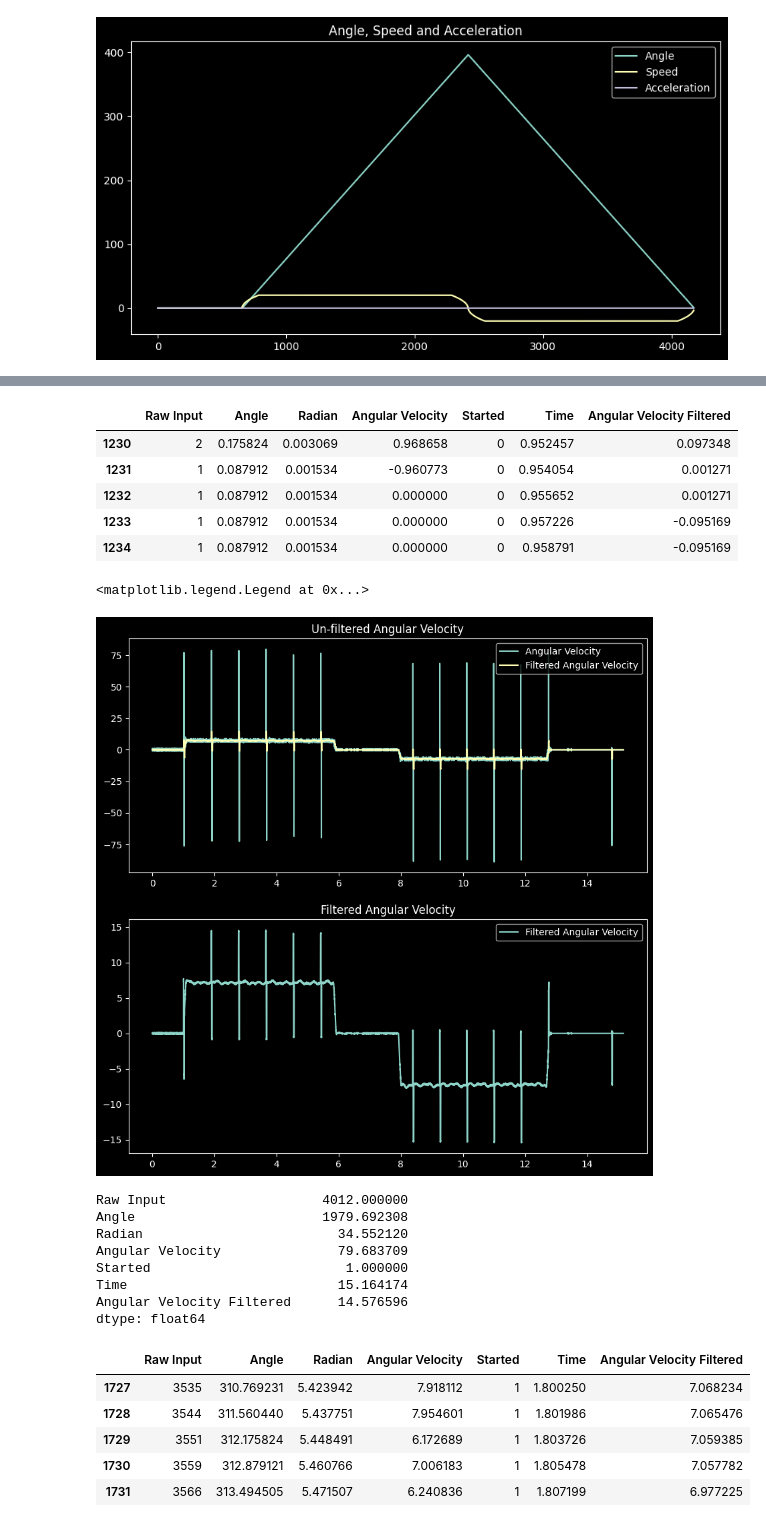
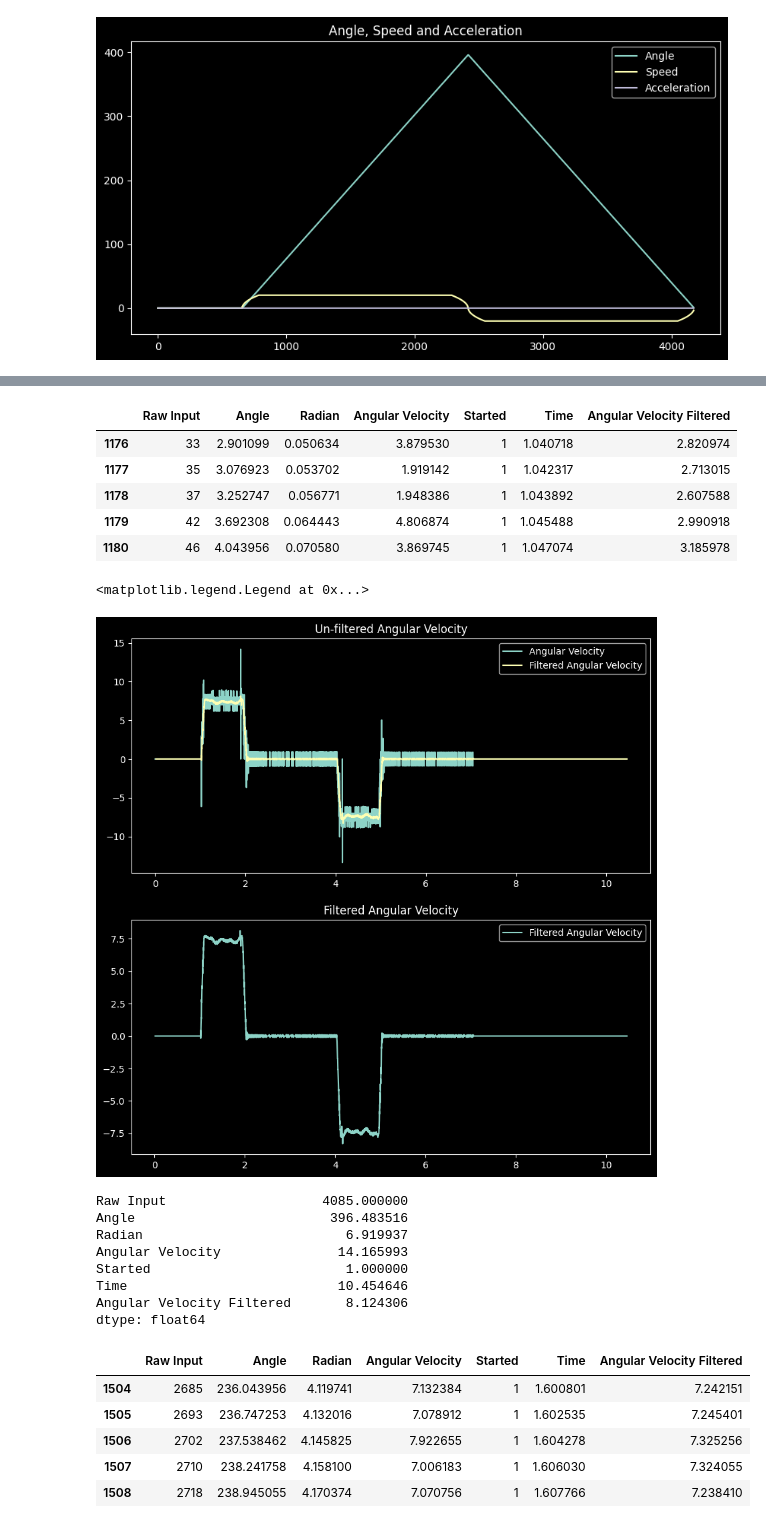
Before and after one commit to omzlette/Auto-Checkers, a Jupyter notebook: plotgraph.ipynb, the cells around one changed output, grey strips where cells are left out. Drawn from its saved outputs; the diff is of its cells as text; code cells hidden in the pictures.

```diff
--- a/plotgraph.ipynb
+++ b/plotgraph.ipynb
@@ -129,7 +129,7 @@ from matplotlib import pyplot as plt
 import pandas as pd
 
 # Load .log file
-with open('./arduino/experiment.log', 'r') as f:
+with open('./arduino/experiment-noload.log', 'r') as f:
     lines = f.readlines()
 
     # Remove first and last lines
@@ -265,11 +265,11 @@ dfCopy['Angular Velocity Filtered'] = dfCopy['Angular Velocity'].rolling(window=
 dfCopy[600:605]
 # %% [output]
 |  | Raw Input | Angle | Radian | Angular Velocity | Started | Time | Angular Velocity Filtered |
-| 1230 | 2 | 0.175824 | 0.003069 | 0.968658 | 0 | 0.952457 | 0.097348 |
-| 1231 | 1 | 0.087912 | 0.001534 | -0.960773 | 0 | 0.954054 | 0.001271 |
-| 1232 | 1 | 0.087912 | 0.001534 | 0.000000 | 0 | 0.955652 | 0.001271 |
-| 1233 | 1 | 0.087912 | 0.001534 | 0.000000 | 0 | 0.957226 | -0.095169 |
-| 1234 | 1 | 0.087912 | 0.001534 | 0.000000 | 0 | 0.958791 | -0.095169 |
+| 1176 | 33 | 2.901099 | 0.050634 | 3.879530 | 1 | 1.040718 | 2.820974 |
+| 1177 | 35 | 3.076923 | 0.053702 | 1.919142 | 1 | 1.042317 | 2.713015 |
+| 1178 | 37 | 3.252747 | 0.056771 | 1.948386 | 1 | 1.043892 | 2.607588 |
+| 1179 | 42 | 3.692308 | 0.064443 | 4.806874 | 1 | 1.045488 | 2.990918 |
+| 1180 | 46 | 4.043956 | 0.070580 | 3.869745 | 1 | 1.047074 | 3.185978 |
 # %%
 fig, ax = plt.subplots(2, 1, figsize=(10, 10))
 ax[0].plot(dfCopy['Time'], dfCopy['Angular Velocity'])
@@ -283,28 +283,28 @@ ax[0].legend(['Angular Velocity', 'Filtered Angular Velocity'])
 ax[1].legend(['Filtered Angular Velocity'])
 # %% [output]
 <matplotlib.legend.Legend at 0x...>
-[figure, old version]
+[figure, new version]
 # %%
 dfCopy.max()
 # %% [output]
-Raw Input                    4012.000000
-Angle                        1979.692308
-Radian                         34.552120
-Angular Velocity               79.683709
+Raw Input                    4085.000000
+Angle                         396.483516
+Radian                          6.919937
+Angular Velocity               14.165993
 Started                         1.000000
-Time                           15.164174
-Angular Velocity Filtered      14.576596
+Time                           10.454646
+Angular Velocity Filtered       8.124306
 dtype: float64
 # %%
-df2sec = dfCopy[dfCopy['Time'].between(1.8, 5.5)]
+df2sec = dfCopy[dfCopy['Time'].between(1.6, 1.8)]
 df2sec.head()
 # %% [output]
 |  | Raw Input | Angle | Radian | Angular Velocity | Started | Time | Angular Velocity Filtered |
-| 1727 | 3535 | 310.769231 | 5.423942 | 7.918112 | 1 | 1.800250 | 7.068234 |
-| 1728 | 3544 | 311.560440 | 5.437751 | 7.954601 | 1 | 1.801986 | 7.065476 |
-| 1729 | 3551 | 312.175824 | 5.448491 | 6.172689 | 1 | 1.803726 | 7.059385 |
-| 1730 | 3559 | 312.879121 | 5.460766 | 7.006183 | 1 | 1.805478 | 7.057782 |
-| 1731 | 3566 | 313.494505 | 5.471507 | 6.240836 | 1 | 1.807199 | 6.977225 |
+| 1504 | 2685 | 236.043956 | 4.119741 | 7.132384 | 1 | 1.600801 | 7.242151 |
+| 1505 | 2693 | 236.747253 | 4.132016 | 7.078912 | 1 | 1.602535 | 7.245401 |
+| 1506 | 2702 | 237.538462 | 4.145825 | 7.922655 | 1 | 1.604278 | 7.325256 |
+| 1507 | 2710 | 238.241758 | 4.158100 | 7.006183 | 1 | 1.606030 | 7.324055 |
+| 1508 | 2718 | 238.945055 | 4.170374 | 7.070756 | 1 | 1.607766 | 7.238410 |
 # %%
 df2sec['Angular Velocity'].mean()
 # %% [output]
```
Also changed, not shown: parts of 10 cells of this notebook, 3 other files.
